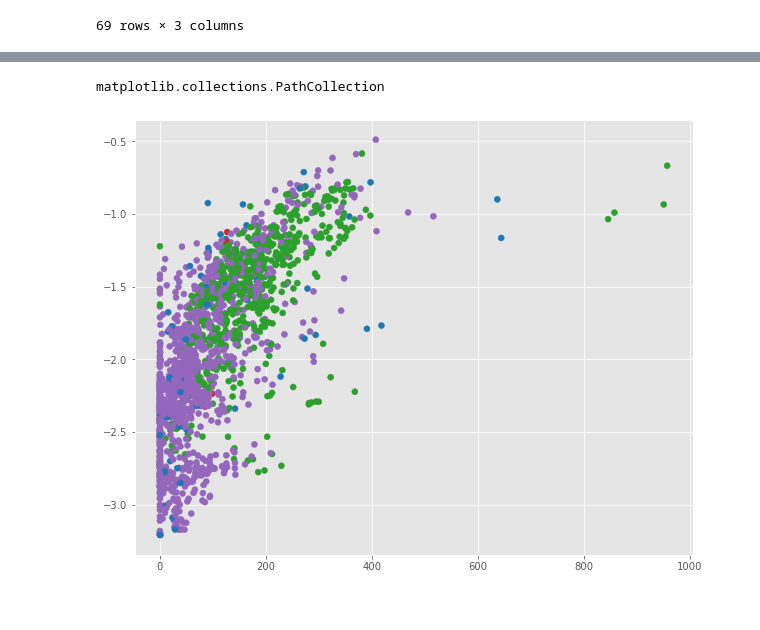
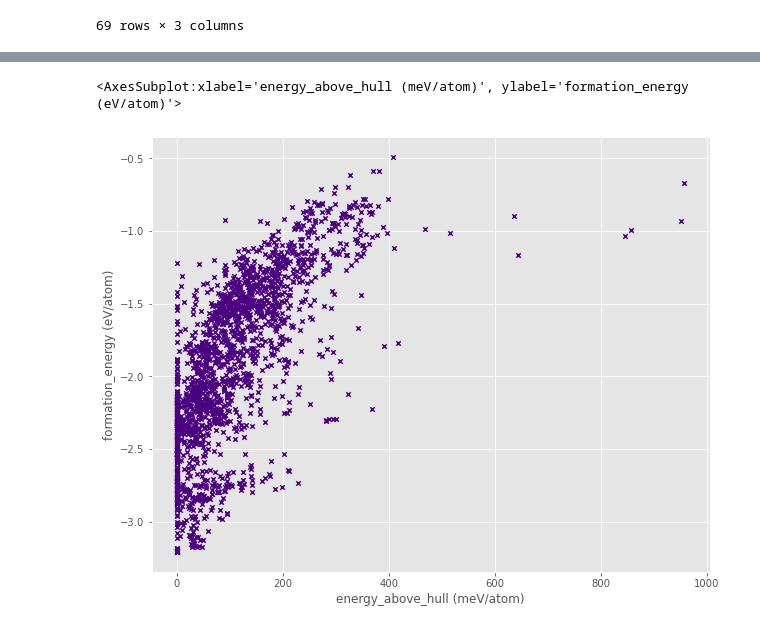
Before and after one commit to NCSU-Libraries/data-viz-instruction, a Jupyter notebook: MI_REU_2021/Workshop_3_Cleaning_Manipulating_and_Exploring_Data_with_Pandas.ipynb, the cells around one changed output, grey strips where cells are left out. Saved outputs shown, nothing was run; the diff lists cells and outputs as text; code cells hidden in the pictures.

```diff
--- a/MI_REU_2021/Workshop_3_Cleaning_Manipulating_and_Exploring_Data_with_Pandas.ipynb
+++ b/MI_REU_2021/Workshop_3_Cleaning_Manipulating_and_Exploring_Data_with_Pandas.ipynb
@@ -433,8 +381,8 @@ plt.scatter(x, y, c='#1f77b4', marker="x")
-# %%
-colors = {3: '#1f77b4', 4: '#9467bd', 5: '#2ca02c', 6:'#d62728'}
-
-plt.scatter(x, y, c=ts_csv_clean['Number of elements'].map(colors), marker="o")
-# %% [output]
-matplotlib.collections.PathCollection
-[figure, removed]
+# %%
+# Plot the energy above hull (x axis) by the formation energy (y axis)
+# Add keyword arguments to change the color to #4B0082 and the marker to "x"
+ts_csv_clean.plot(kind="scatter", x="energy_above_hull (meV/atom)", y="formation_energy (eV/atom)", c='#4B0082', marker="x")
+# %% [output]
+<AxesSubplot:xlabel='energy_above_hull (meV/atom)', ylabel='formation_energy (eV/atom)'>
+[figure, added]
 # %% [markdown]
```
Also changed, not shown: parts of 54 cells of this notebook.
